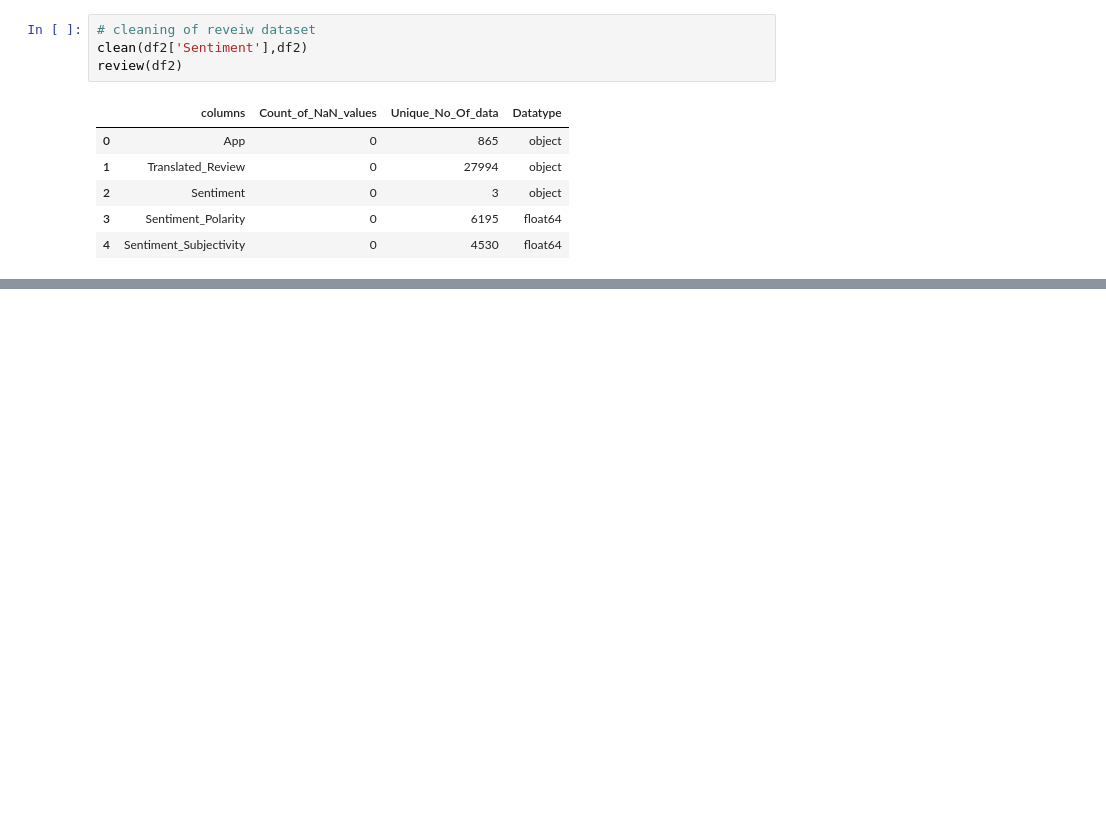
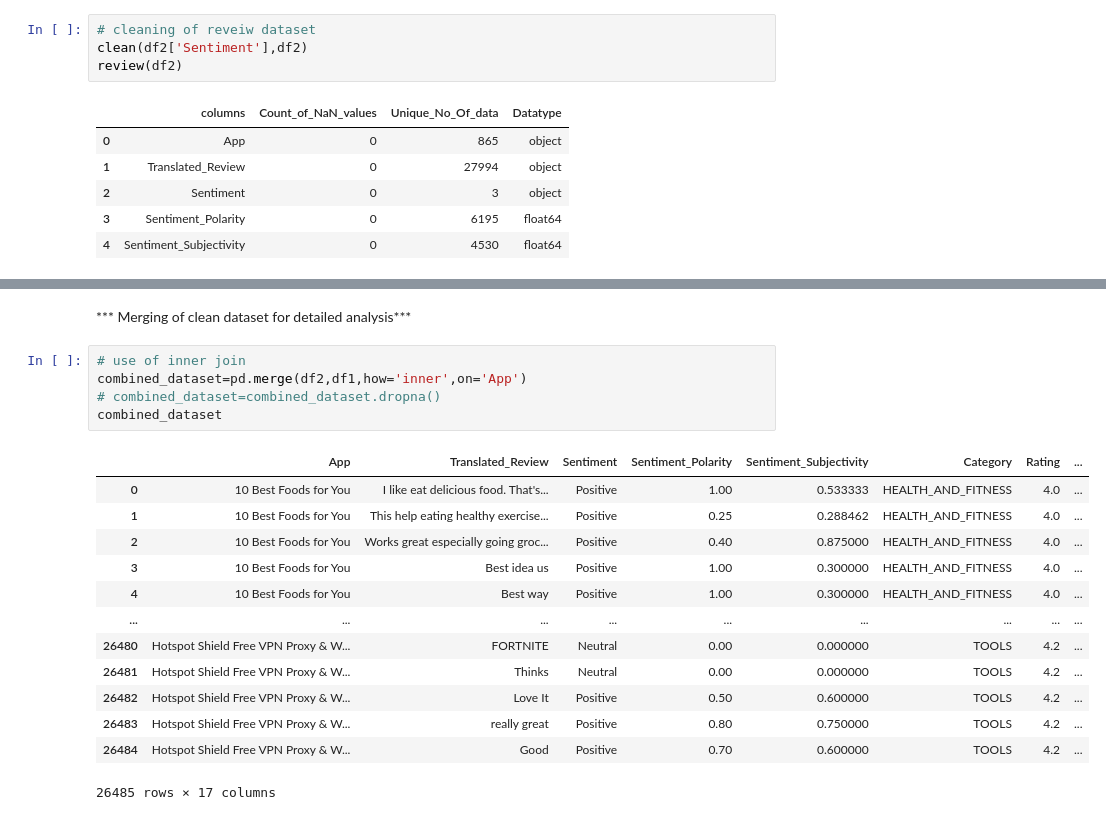
Before and after one commit to prashantmiracle/Play-Store-App-Review-Analysis, a Jupyter notebook: Play Store App Review Analysis - Capstone Project.ipynb, the cells around one changed output, grey strips where cells are left out. Drawn from its saved outputs; the diff is of its cells as text; blank space fills up the shorter version.

```diff
--- a/Play Store App Review Analysis - Capstone Project.ipynb
+++ b/Play Store App Review Analysis - Capstone Project.ipynb
@@ -405,0 +398,21 @@ review(df2)
+# %% [markdown]
+*** Merging of clean dataset for detailed analysis***
+# %%
+# use of inner join
+combined_dataset=pd.merge(df2,df1,how='inner',on='App')
+# combined_dataset=combined_dataset.dropna()
+combined_dataset
+# %% [output]
+|  | App | Translated_Review | Sentiment | Sentiment_Polarity | Sentiment_Subjectivity | Category | Rating | ... |
+| 0 | 10 Best Foods for You | I like eat delicious food. That's... | Positive | 1.00 | 0.533333 | HEALTH_AND_FITNESS | 4.0 | ... |
+| 1 | 10 Best Foods for You | This help eating healthy exercise... | Positive | 0.25 | 0.288462 | HEALTH_AND_FITNESS | 4.0 | ... |
+| 2 | 10 Best Foods for You | Works great especially going groc... | Positive | 0.40 | 0.875000 | HEALTH_AND_FITNESS | 4.0 | ... |
+| 3 | 10 Best Foods for You | Best idea us | Positive | 1.00 | 0.300000 | HEALTH_AND_FITNESS | 4.0 | ... |
+| 4 | 10 Best Foods for You | Best way | Positive | 1.00 | 0.300000 | HEALTH_AND_FITNESS | 4.0 | ... |
+| ... | ... | ... | ... | ... | ... | ... | ... | ... |
+| 26480 | Hotspot Shield Free VPN Proxy & W... | FORTNITE | Neutral | 0.00 | 0.000000 | TOOLS | 4.2 | ... |
+| 26481 | Hotspot Shield Free VPN Proxy & W... | Thinks | Neutral | 0.00 | 0.000000 | TOOLS | 4.2 | ... |
+| 26482 | Hotspot Shield Free VPN Proxy & W... | Love It | Positive | 0.50 | 0.600000 | TOOLS | 4.2 | ... |
+| 26483 | Hotspot Shield Free VPN Proxy & W... | really great | Positive | 0.80 | 0.750000 | TOOLS | 4.2 | ... |
+| 26484 | Hotspot Shield Free VPN Proxy & W... | Good | Positive | 0.70 | 0.600000 | TOOLS | 4.2 | ... |
+26485 rows × 17 columns
```
Also changed, not shown: parts of 1 cell of this notebook.
